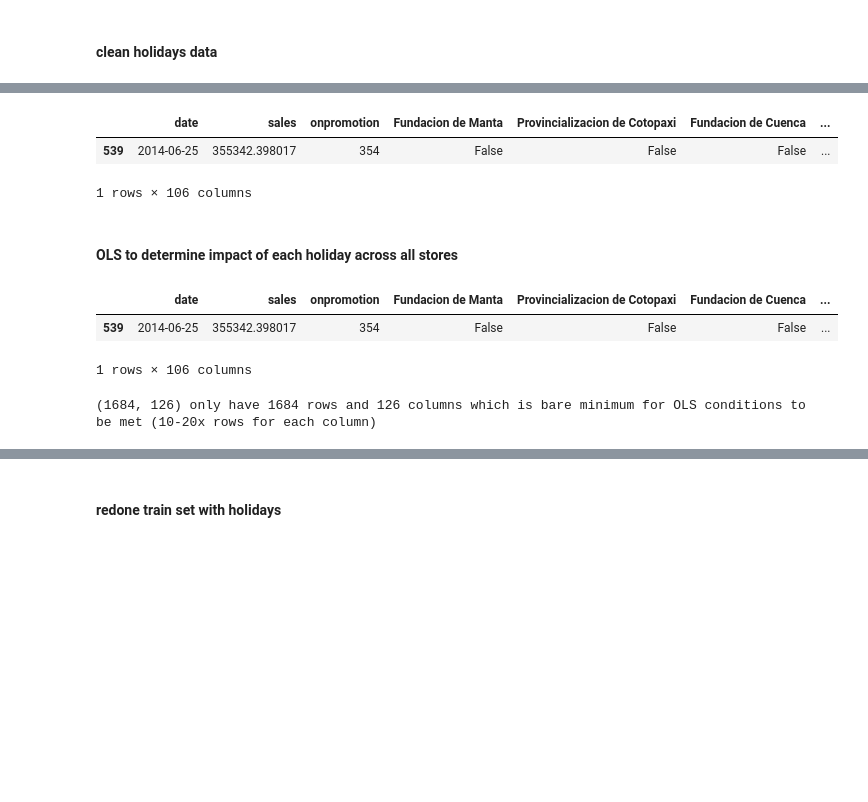
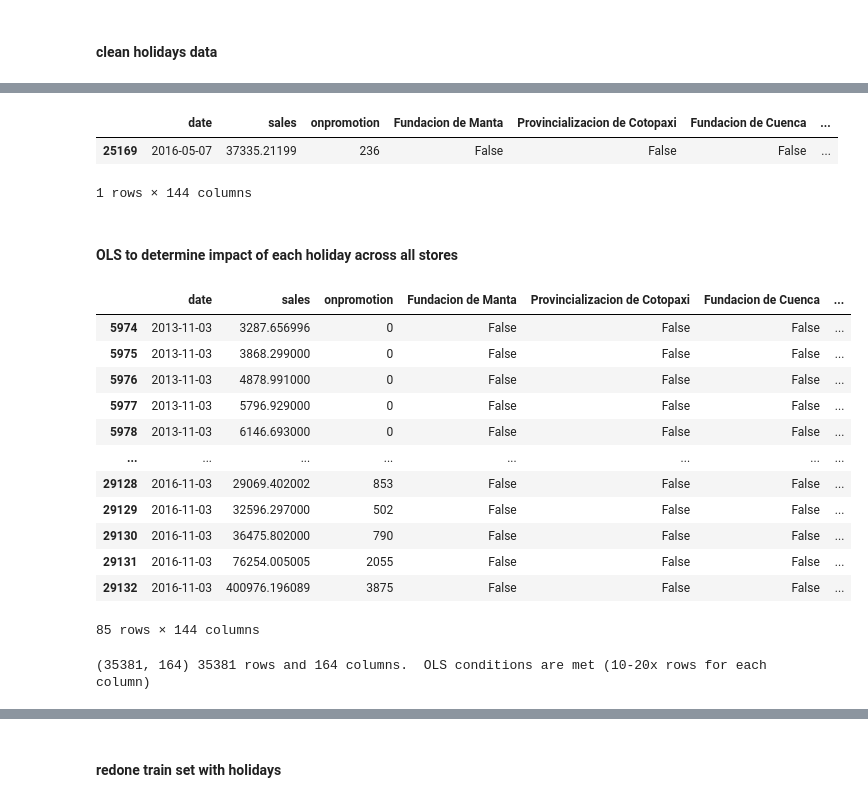
Before and after one commit to coryleroy1/Store-Sales, a Jupyter notebook: code/01_data_exploration_CL.ipynb, the cells around one changed output, grey strips where cells are left out. Drawn from its saved outputs; the diff is of its cells as text; code cells hidden in the pictures; blank space fills up the shorter version.

Commit message:
holiday added to pipeline

```diff
--- a/code/01_data_exploration_CL.ipynb
+++ b/code/01_data_exploration_CL.ipynb
@@ -429,0 +337,14 @@ df_train_summed_daily
+# %%
+#combine training set with holidays
+#df_holi = pd.merge(df_train_summed_daily, national_holidays, how='left', on='date')
+#df_holi_state = pd.merge(df_train_summed_daily, state_holidays, how='inner', left_on=['date', 'state'], right_on=['date','locale_name'])
+#df_holi_city = pd.merge(df_train_summed_daily, local_holidays, how='inner', left_on=['date', 'city'], right_on=['date','locale_name'])
+
+df_holi = pd.merge(df_train_summed_daily, national_holidays, how='left', on='date')
+df_holi = pd.merge(df_holi, state_holidays, how='left', left_on=['date', 'state'], right_on=['date','locale_name'])
+df_holi = pd.merge(df_holi, local_holidays, how='left', left_on=['date', 'city'], right_on=['date','locale_name'])
+
+df_holi = df_holi.drop(['locale_name_x','locale_name_y'],axis=1)
+df_holi = df_holi.rename(columns = {'description_x':'national_holiday','description_y':'state_holiday','description':'city_holiday'})
+#has dups
+#now aggregate per city
@@ -430,4 +379,5 @@ df_train_summed_daily
 # %%
 # joing train to holidays. will create duplicate when a there are multiple holidays falling on same date
-df_holi = pd.merge(df_train_summed_daily, df_holidays_real, on='date', how='left')
-df_holi
+#df_holi = pd.merge(df_train_summed_daily, df_holidays_real, on='date', how='left')
+#df_holi
+# wont need this section anymore
@@ -448,4 +384,11 @@ df_holi
 # %%
-# set boolean column for each unique holiday
-for holiday in unique_holis:
-    df_holi[holiday] = df_holi['description'] == holiday
+# set boolean column for each unique holiday. still have dups
+
+for holiday in unique_holis_national['description'].tolist():
+    df_holi[holiday] = df_holi['national_holiday'] == holiday
+for holiday in unique_holis_state['description'].tolist():
+    df_holi[holiday] = df_holi['state_holiday'] == holiday
+for holiday in unique_holis_city['description'].tolist():
+    df_holi[holiday] = df_holi['city_holiday'] == holiday
+
+df_holi = df_holi.drop(['national_holiday','state_holiday','city_holiday'] ,axis=1)
@@ -485,22 +444,36 @@ df_holi_dup_test.sort_values(by='count')
 # combines duplicates rows into 1 rows where there is a true for each holiday that falls on the given date
 unique_holis_list = list(unique_holis)
 agg_func = {col: 'any' for col in unique_holis_list}
-aggregated_df = df_holi.groupby(['date','sales','onpromotion']).agg(agg_func).reset_index()
+aggregated_df = df_holi.groupby(['date','sales','city','state','onpromotion']).agg(agg_func).reset_index()
+aggregated_df = pd.get_dummies(aggregated_df, columns=['city', 'state'], prefix=['city', 'state'])
-# %%
-aggregated_df[aggregated_df['date']=='2014-06-25']
-# %% [output]
-|  | date | sales | onpromotion | Fundacion de Manta | Provincializacion de Cotopaxi | Fundacion de Cuenca | ... |
-| 539 | 2014-06-25 | 355342.398017 | 354 | False | False | False | ... |
-1 rows × 106 columns
+# %%
+a = aggregated_df[(aggregated_df['date']=='2016-05-07')& (aggregated_df['city_Ambato']==1)]
+b = a['Dia de la Madre-1']
+c = a['Terremoto Manabi+21']
+a
+# %% [output]
+|  | date | sales | onpromotion | Fundacion de Manta | Provincializacion de Cotopaxi | Fundacion de Cuenca | ... |
+| 25169 | 2016-05-07 | 37335.21199 | 236 | False | False | False | ... |
+1 rows × 144 columns
 # %% [markdown]
 #### OLS to determine impact of each holiday across all stores
 # %%
 #testing a date that has multiple holidays
-aggregated_df[aggregated_df['date']=='2014-06-25']
+aggregated_df[aggregated_df['Independencia de Cuenca']]
 # %% [output]
 |  | date | sales | onpromotion | Fundacion de Manta | Provincializacion de Cotopaxi | Fundacion de Cuenca | ... |
-| 539 | 2014-06-25 | 355342.398017 | 354 | False | False | False | ... |
+| 5974 | 2013-11-03 | 3287.656996 | 0 | False | False | False | ... |
+| 5975 | 2013-11-03 | 3868.299000 | 0 | False | False | False | ... |
+| 5976 | 2013-11-03 | 4878.991000 | 0 | False | False | False | ... |
+| 5977 | 2013-11-03 | 5796.929000 | 0 | False | False | False | ... |
+| 5978 | 2013-11-03 | 6146.693000 | 0 | False | False | False | ... |
+| ... | ... | ... | ... | ... | ... | ... | ... |
+| 29128 | 2016-11-03 | 29069.402002 | 853 | False | False | False | ... |
+| 29129 | 2016-11-03 | 32596.297000 | 502 | False | False | False | ... |
+| 29130 | 2016-11-03 | 36475.802000 | 790 | False | False | False | ... |
+| 29131 | 2016-11-03 | 76254.005005 | 2055 | False | False | False | ... |
+| 29132 | 2016-11-03 | 400976.196089 | 3875 | False | False | False | ... |
-1 rows × 106 columns
+85 rows × 144 columns
 # %%
 #aggregated_df_ols = df_holi.groupby(['date','onpromotion']).agg(agg_func).reset_index()
 # cant remember if this was used...
@@ -525,9 +498,9 @@ X = sm.add_constant(X)
 X = X.astype(int)
 y=aggregated_df_ols_dummies['sales']
 # %%
-print(X.shape, 'only have 1684 rows and 126 columns which is bare minimum for OLS conditions to be met (10-20x rows for each column)')
+print(X.shape, X.shape[0],'rows and', X.shape[1], 'columns.  OLS conditions are met (10-20x rows for each column)')
 # %% [output]
-(1684, 126) only have 1684 rows and 126 columns which is bare minimum for OLS conditions to be met (10-20x rows for each column)
+(35381, 164) 35381 rows and 164 columns.  OLS conditions are met (10-20x rows for each column)
 # %%
 model_OLS = sm.OLS(y,X).fit()
 # %%
```
Also changed, not shown: parts of 58 cells of this notebook.
